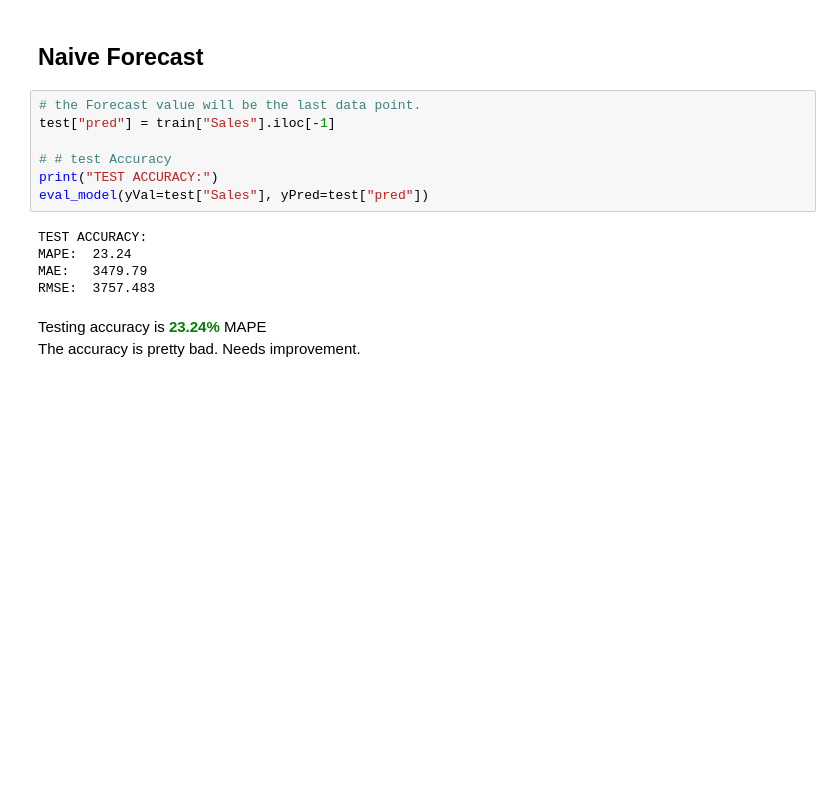
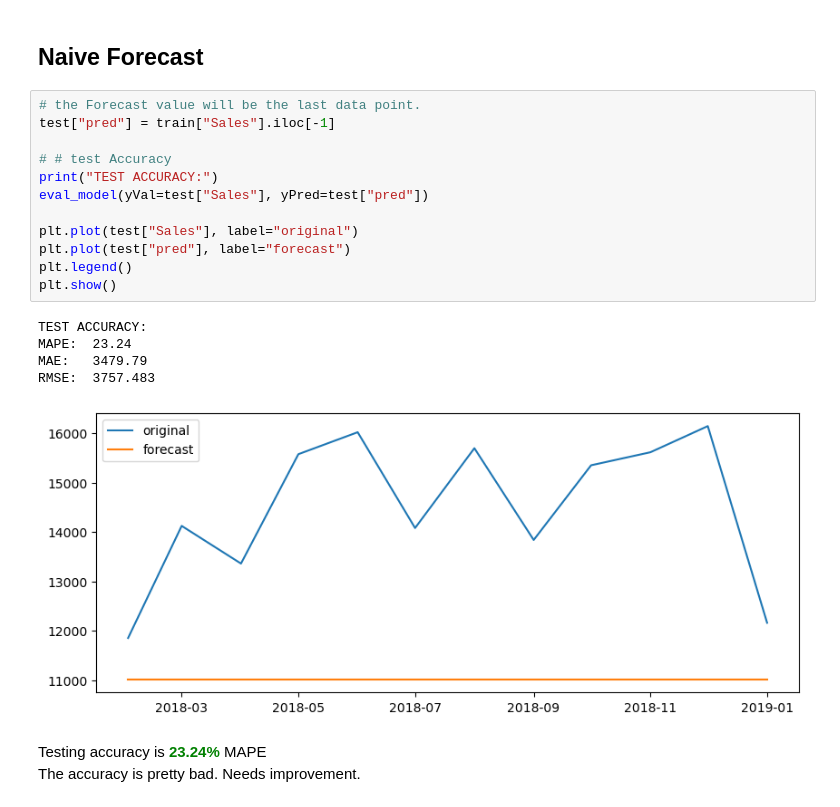
Before and after one commit to im-miracle/mobileSales_Forecasr, a Jupyter notebook: mobileSalesAnalysis/TimeSeriesAnalysis.ipynb, the cells around one changed output. Drawn from its saved outputs; the diff is of its cells as text; blank space fills up the shorter version.

```diff
--- a/mobileSalesAnalysis/TimeSeriesAnalysis.ipynb
+++ b/mobileSalesAnalysis/TimeSeriesAnalysis.ipynb
@@ -260,15 +273,21 @@ The accuracy is pretty bad. Needs improvement.
 # %%
 # the Forecast value will be the last data point.
 test["pred"] = train["Sales"].iloc[-1]
 
 # # test Accuracy
 print("TEST ACCURACY:")
 eval_model(yVal=test["Sales"], yPred=test["pred"])
+
+plt.plot(test["Sales"], label="original")
+plt.plot(test["pred"], label="forecast")
+plt.legend()
+plt.show()
 # %% [output]
 TEST ACCURACY:
 MAPE:  23.24
 MAE:   3479.79
 RMSE:  3757.483
+[figure, added]
 # %% [markdown]
 Testing accuracy is <span style="color:Green">**23.24%**</span> MAPE <br>
 The accuracy is pretty bad. Needs improvement.
```
Also changed, not shown: parts of 32 cells of this notebook.
